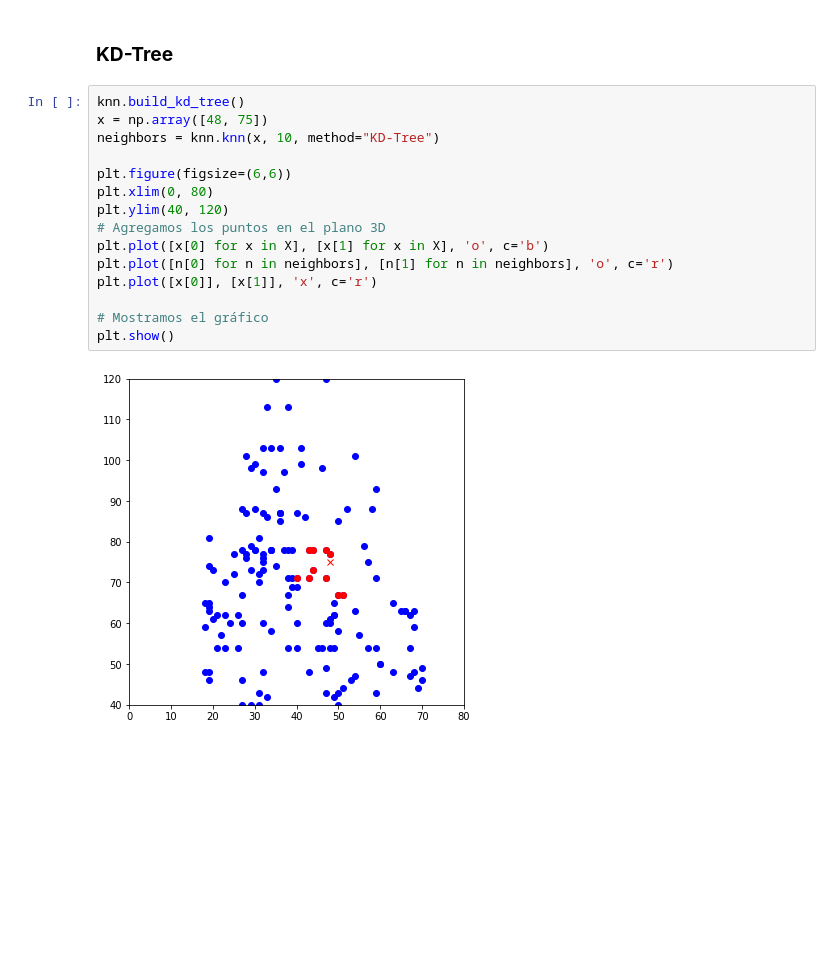
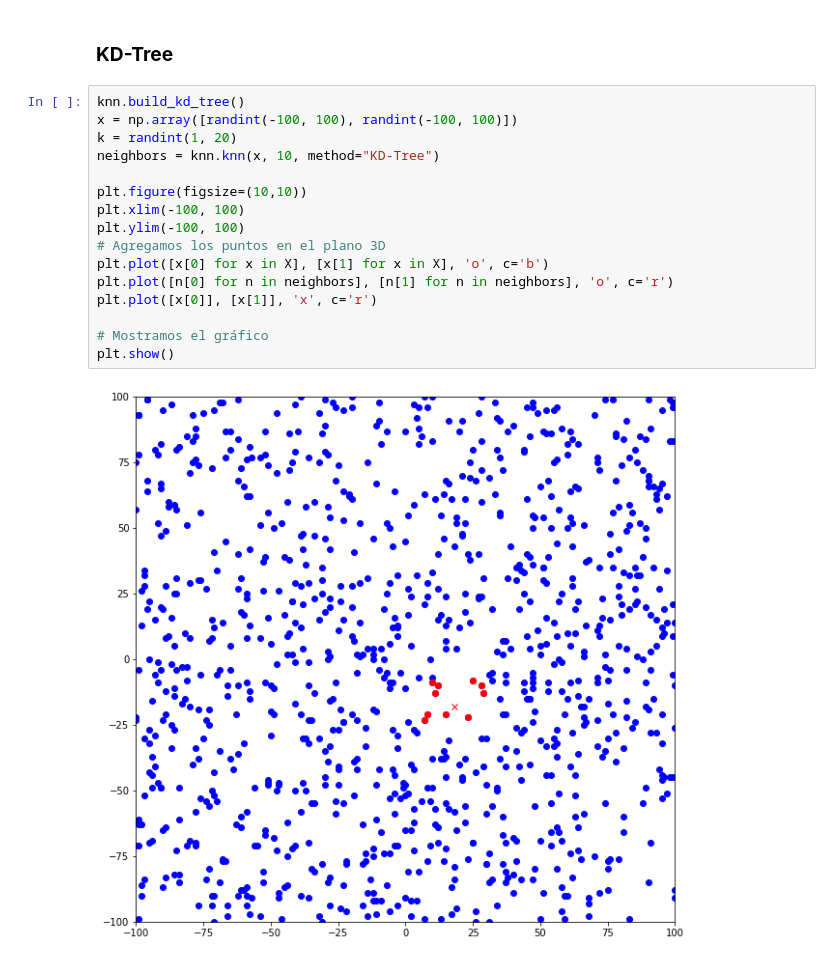
Before and after one commit to ArriagaAmin/Maraton-Machine-Learning, a Jupyter notebook: Clustering/B_KNN.ipynb, the cells around one changed output. Drawn from its saved outputs; the diff is of its cells as text; blank space fills up the shorter version.

```diff
--- a/Clustering/B_KNN.ipynb
+++ b/Clustering/B_KNN.ipynb
@@ -227,18 +228,19 @@ plt.show()
 ### **KD-Tree**
 # %%
 knn.build_kd_tree()
-x = np.array([48, 75])
+x = np.array([randint(-100, 100), randint(-100, 100)])
+k = randint(1, 20)
 neighbors = knn.knn(x, 10, method="KD-Tree")
 
-plt.figure(figsize=(6,6))
-plt.xlim(0, 80)
-plt.ylim(40, 120)
+plt.figure(figsize=(10,10))
+plt.xlim(-100, 100)
+plt.ylim(-100, 100)
 # Agregamos los puntos en el plano 3D
 plt.plot([x[0] for x in X], [x[1] for x in X], 'o', c='b')
 plt.plot([n[0] for n in neighbors], [n[1] for n in neighbors], 'o', c='r')
 plt.plot([x[0]], [x[1]], 'x', c='r')
 
 # Mostramos el gráfico
 plt.show()
 # %% [output]
-[figure, old version]
+[figure, new version]
```
Also changed, not shown: parts of 1 cell of this notebook.
